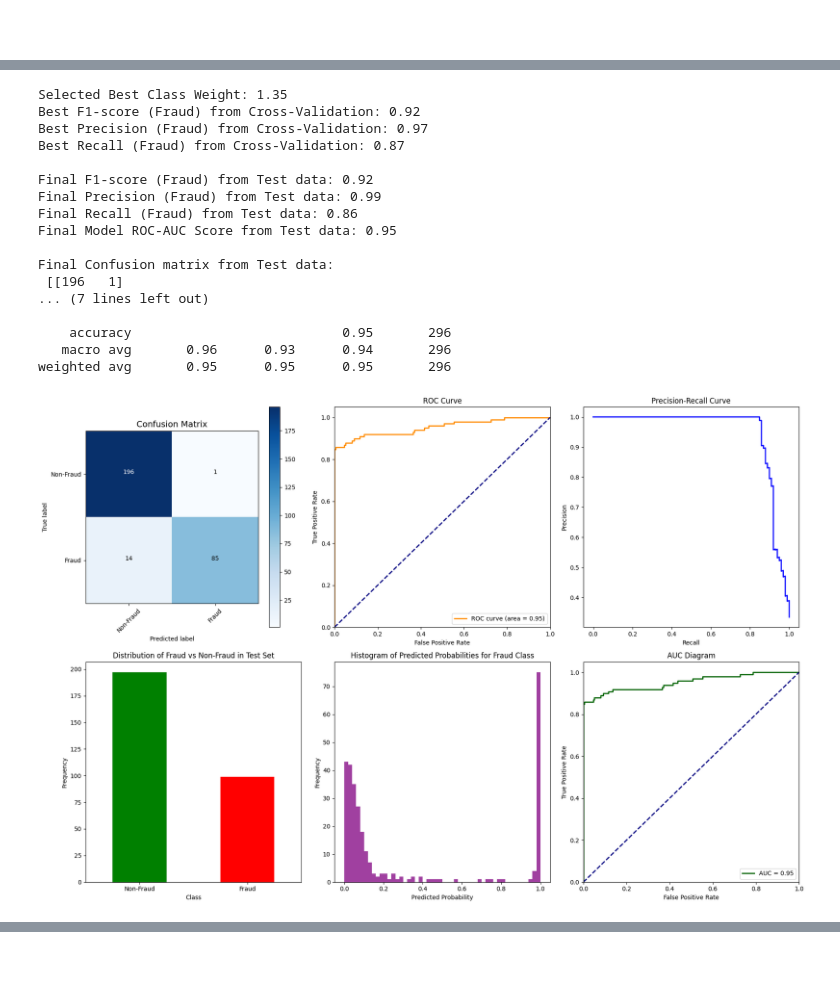
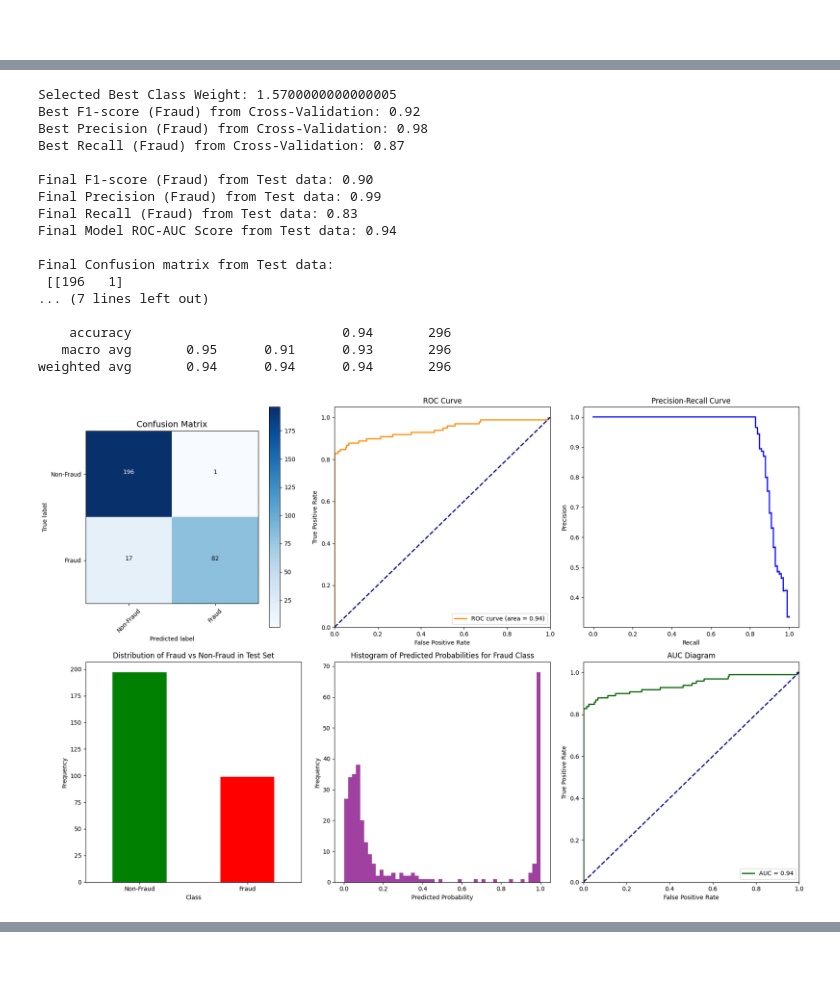
Before and after one commit to chunren/credit-card-fraud-detection-by-neural-network, a Jupyter notebook: credit-card-fraud-detection-by-neural-network.ipynb, the cells around one changed output, grey strips where cells are left out. Saved outputs shown, nothing was run; the diff lists cells and outputs as text; code cells hidden in the pictures.

```diff
--- a/credit-card-fraud-detection-by-neural-network.ipynb
+++ b/credit-card-fraud-detection-by-neural-network.ipynb
@@ -831,15 +551,16 @@ tf.config.experimental.enable_op_determinism()
 threshold = 0.5
 non_fraud_to_fraud_sample_ratio = 2
 test_size = 0.2
+training_validation_test_size = 0.5
 initial_learning_rate = 0.00075 #0.001
 training_epochs = 15
 # 2.09, np.arange(2.08, 2.11, 0.01)
 # class_weights_range = np.arange(1.21, 1.23, 0.01)
 # class_weights_range = np.arange(1.71, 1.73, 0.01)
 # class_weights_range = np.arange(3.71, 3.73, 0.01)
-class_weights_range = np.arange(1.34, 1.36, 0.01)
+#class_weights_range = np.arange(1.34, 1.36, 0.01)
 #class_weights_range = np.arange(2.08, 2.10, 0.01)
-#class_weights_range = np.arange(1.01, 2.11, 0.01)
+class_weights_range = np.arange(1.01, 2.11, 0.01)
 
 
 # --- Step 2: Load Data ---
@@ -895,7 +616,7 @@ def cross_validate_class_weight(X_train, y_train, class_weights_range):
 
     # Split the training data into a training set and a validation set
     X_train_split, X_val_split, y_train_split, y_val_split = train_test_split(
-        X_train, y_train, test_size=0.5, random_state=42, stratify=y_train
+        X_train, y_train, test_size=training_validation_test_size, random_state=42, stratify=y_train
     )
 
     progress_bar = tqdm(class_weights_range, desc="Tuning class weights", ncols=100, unit=" weights")
@@ -1038,42 +759,42 @@ final_report = classification_report(y_test, y_pred_classes, output_dict=True)
 final_f1_score = final_report['1']['f1-score']
 final_precision = final_report['1']['precision']
 final_recall = final_report['1']['recall']
 roc_auc = roc_auc_score(y_test, y_pred_probs)
 
 print(f"\nFinal F1-score (Fraud) from Test data: {final_f1_score:.2f}")
 print(f"Final Precision (Fraud) from Test data: {final_precision:.2f}")
 print(f"Final Recall (Fraud) from Test data: {final_recall:.2f}")
 print(f"Final Model ROC-AUC Score from Test data: {roc_auc:.2f}")
 
 conf_matrix = confusion_matrix(y_test, y_pred_classes)
 report = classification_report(y_test, y_pred_classes, target_names=['Non-Fraud', 'Fraud'], zero_division=0)
 # Print the final classification report
 print('\nFinal Confusion matrix from Test data:\n', conf_matrix)
 
 # Print the final classification report
 print("\nFinal Model Classification Report from Test data:\n", report)
 
 # --- Step 8: Plot Diagrams ---
 plot_results(y_test, y_pred_probs, y_pred_classes, conf_matrix, X_test_scaled, X)
 # %% [output]
-Selected Best Class Weight: 1.35
+Selected Best Class Weight: 1.5700000000000005
 Best F1-score (Fraud) from Cross-Validation: 0.92
-Best Precision (Fraud) from Cross-Validation: 0.97
+Best Precision (Fraud) from Cross-Validation: 0.98
 Best Recall (Fraud) from Cross-Validation: 0.87
 
-Final F1-score (Fraud) from Test data: 0.92
+Final F1-score (Fraud) from Test data: 0.90
 Final Precision (Fraud) from Test data: 0.99
-Final Recall (Fraud) from Test data: 0.86
-Final Model ROC-AUC Score from Test data: 0.95
+Final Recall (Fraud) from Test data: 0.83
+Final Model ROC-AUC Score from Test data: 0.94
 
 Final Confusion matrix from Test data:
  [[196   1]
 ... (7 lines left out)
 
-    accuracy                           0.95       296
-   macro avg       0.96      0.93      0.94       296
-weighted avg       0.95      0.95      0.95       296
+    accuracy                           0.94       296
+   macro avg       0.95      0.91      0.93       296
+weighted avg       0.94      0.94      0.94       296
-[figure, old version]
+[figure, new version]
 [figure]
 # %% [markdown]
 &nbsp;
```
Also changed, not shown: parts of 1 cell of this notebook.
